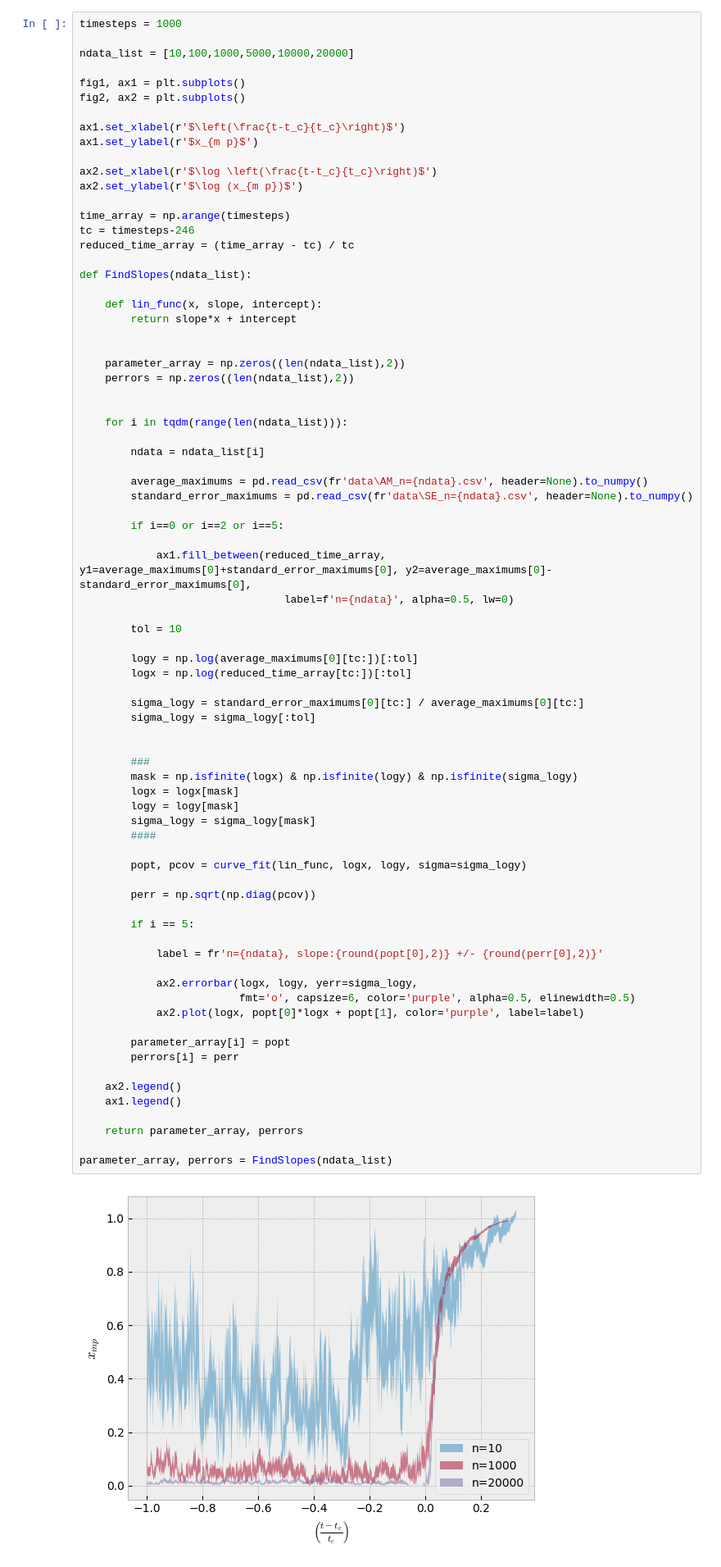
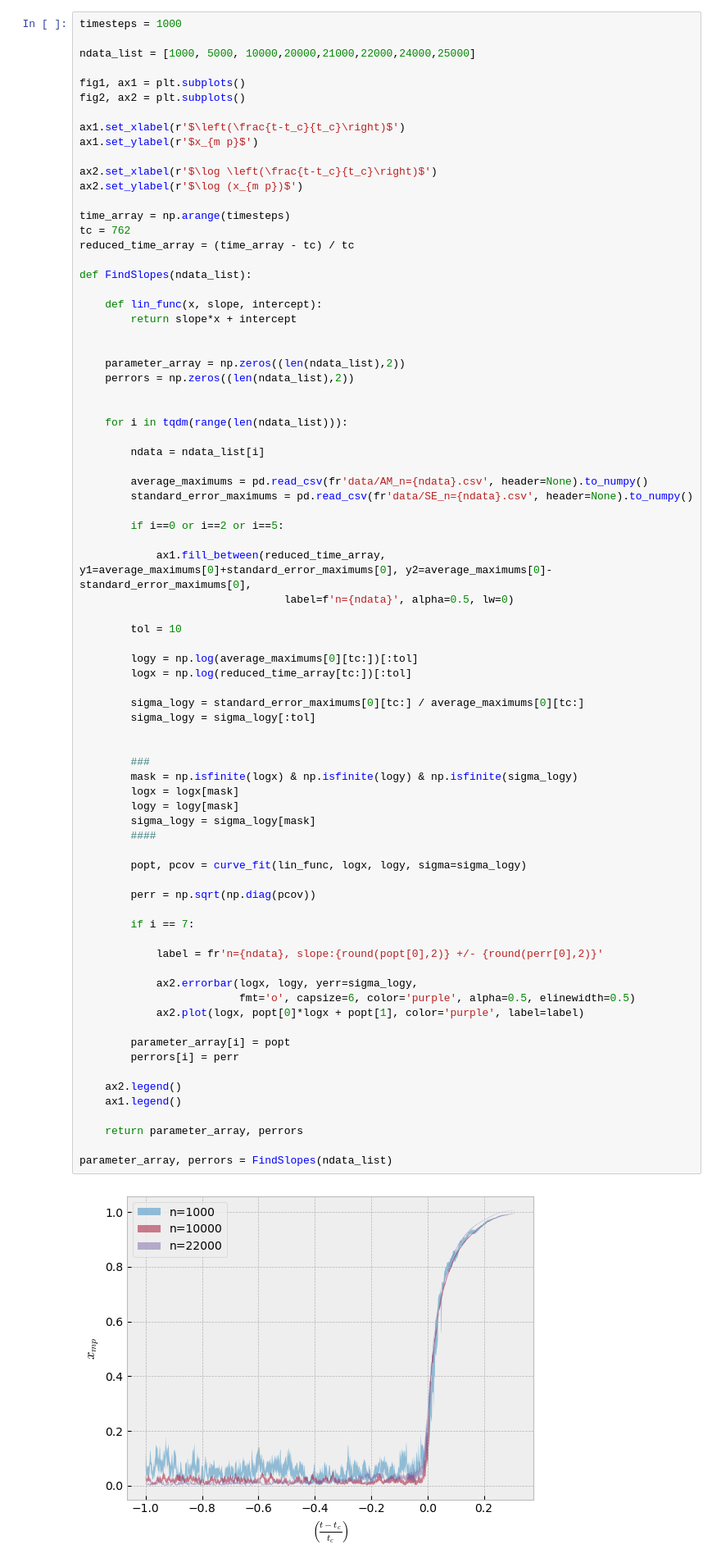
Before and after one commit to W-physics/Tesis, a Jupyter notebook: Critical_time.ipynb, the cells around one changed output. Shown at 82% size. Saved outputs shown, nothing was run; the diff lists cells and outputs as text.

```diff
--- a/Critical_time.ipynb
+++ b/Critical_time.ipynb
@@ -19,7 +13,7 @@ plt.style.use('bmh')
 # %%
 timesteps = 1000
 
-ndata_list = [10,100,1000,5000,10000,20000]
+ndata_list = [1000, 5000, 10000,20000,21000,22000,24000,25000]
 
 fig1, ax1 = plt.subplots()
 fig2, ax2 = plt.subplots()
@@ -31,7 +25,7 @@ ax2.set_xlabel(r'$\log \left(\frac{t-t_c}{t_c}\right)$')
 ax2.set_ylabel(r'$\log (x_{m p})$')
 
 time_array = np.arange(timesteps)
-tc = timesteps-246
+tc = 762
 reduced_time_array = (time_array - tc) / tc
 
 def FindSlopes(ndata_list):
@@ -48,8 +42,8 @@ def FindSlopes(ndata_list):
 
         ndata = ndata_list[i]
 
-        average_maximums = pd.read_csv(fr'data\AM_n={ndata}.csv', header=None).to_numpy()
-        standard_error_maximums = pd.read_csv(fr'data\SE_n={ndata}.csv', header=None).to_numpy()
+        average_maximums = pd.read_csv(fr'data/AM_n={ndata}.csv', header=None).to_numpy()
+        standard_error_maximums = pd.read_csv(fr'data/SE_n={ndata}.csv', header=None).to_numpy()
 
         if i==0 or i==2 or i==5:
 
@@ -66,32 +60,32 @@ def FindSlopes(ndata_list):
 
 
         ###
         mask = np.isfinite(logx) & np.isfinite(logy) & np.isfinite(sigma_logy)
         logx = logx[mask]
         logy = logy[mask]
         sigma_logy = sigma_logy[mask]
         ####
 
         popt, pcov = curve_fit(lin_func, logx, logy, sigma=sigma_logy)
 
         perr = np.sqrt(np.diag(pcov))
 
-        if i == 5:
+        if i == 7:
 
             label = fr'n={ndata}, slope:{round(popt[0],2)} +/- {round(perr[0],2)}'
 
             ax2.errorbar(logx, logy, yerr=sigma_logy,
                          fmt='o', capsize=6, color='purple', alpha=0.5, elinewidth=0.5)
             ax2.plot(logx, popt[0]*logx + popt[1], color='purple', label=label)
 
         parameter_array[i] = popt
         perrors[i] = perr
 
     ax2.legend()
     ax1.legend()
 
     return parameter_array, perrors
 
 parameter_array, perrors = FindSlopes(ndata_list)
 # %% [output]
-[figure, old version]
+[figure, new version]
```
Also changed, not shown: parts of 5 cells of this notebook, 2 other files.
